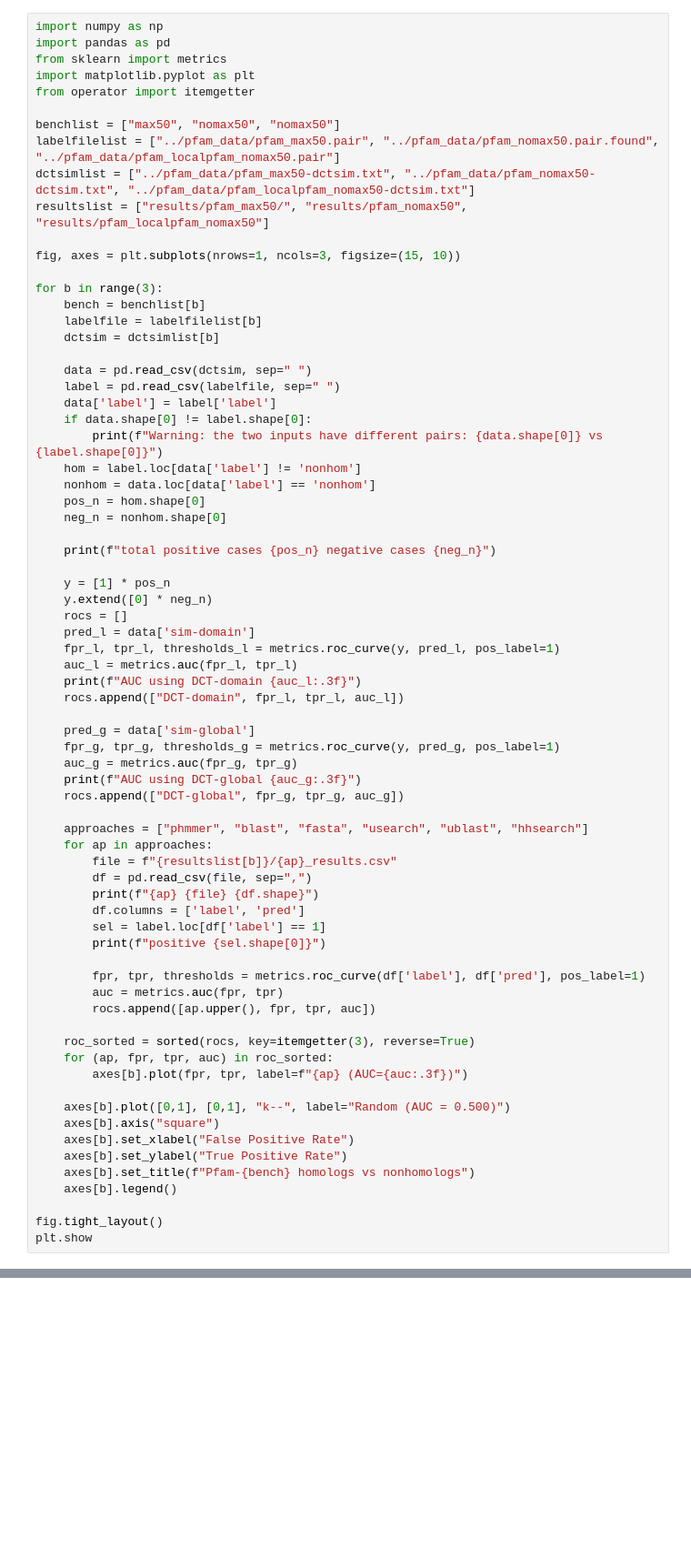
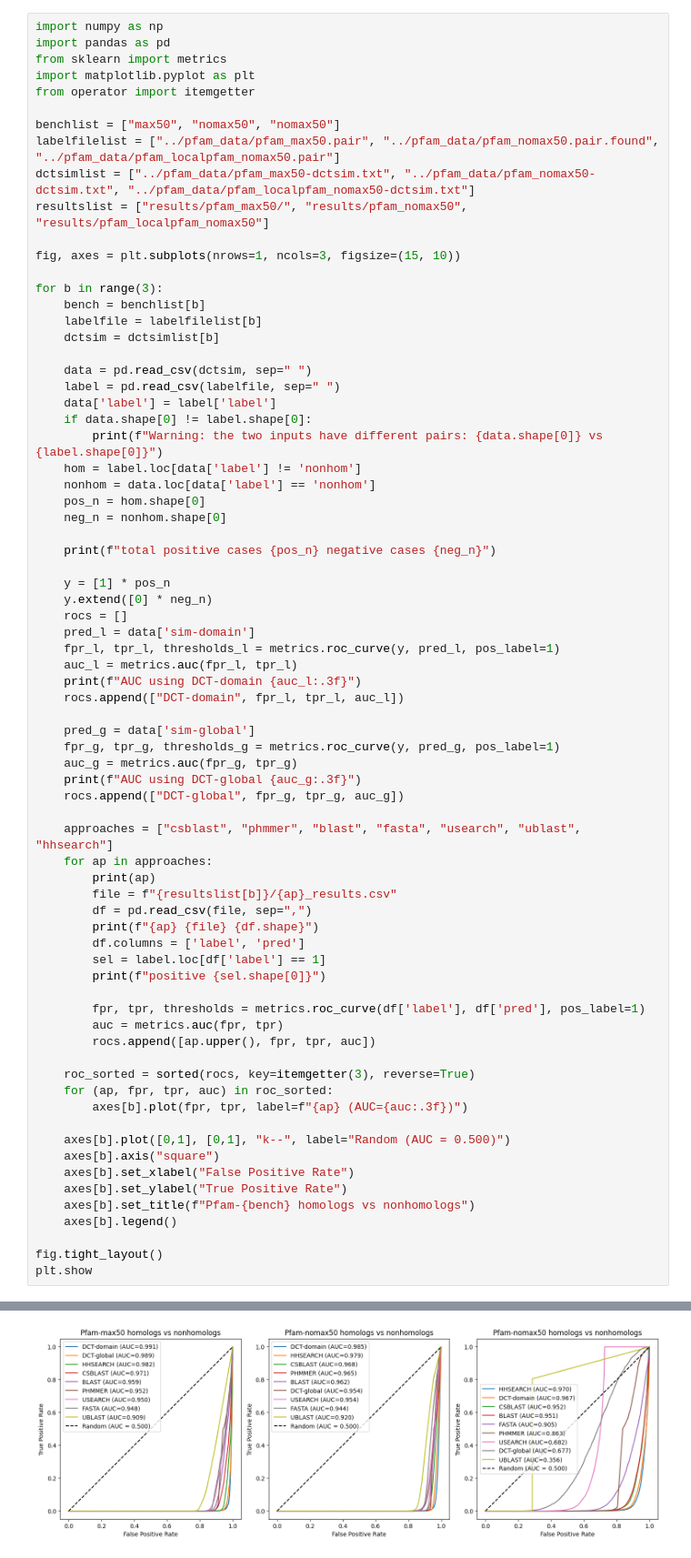
Before and after one commit to biovino1/DCTDomain, a Jupyter notebook: benchmarking/ROC.ipynb, the cells around one changed output, grey strips where cells are left out. Shown at 91% size. Cells and saved outputs as stored; diff of their text form; blank space fills up the shorter version.

```diff
--- a/benchmarking/ROC.ipynb
+++ b/benchmarking/ROC.ipynb
@@ -44,8 +44,9 @@ for b in range(3):
     print(f"AUC using DCT-global {auc_g:.3f}")
     rocs.append(["DCT-global", fpr_g, tpr_g, auc_g])
 
-    approaches = ["phmmer", "blast", "fasta", "usearch", "ublast", "hhsearch"]
+    approaches = ["csblast", "phmmer", "blast", "fasta", "usearch", "ublast", "hhsearch"]
     for ap in approaches:
+        print(ap)
         file = f"{resultslist[b]}/{ap}_results.csv"
         df = pd.read_csv(file, sep=",")
         print(f"{ap} {file} {df.shape}")
@@ -70,3 +71,4 @@ for b in range(3):
 
 fig.tight_layout()
 plt.show
+# %% [output]
@@ -72,0 +93 @@ plt.show
+[figure, added]
```
Also changed, not shown: parts of 1 cell of this notebook, 25 other files.
